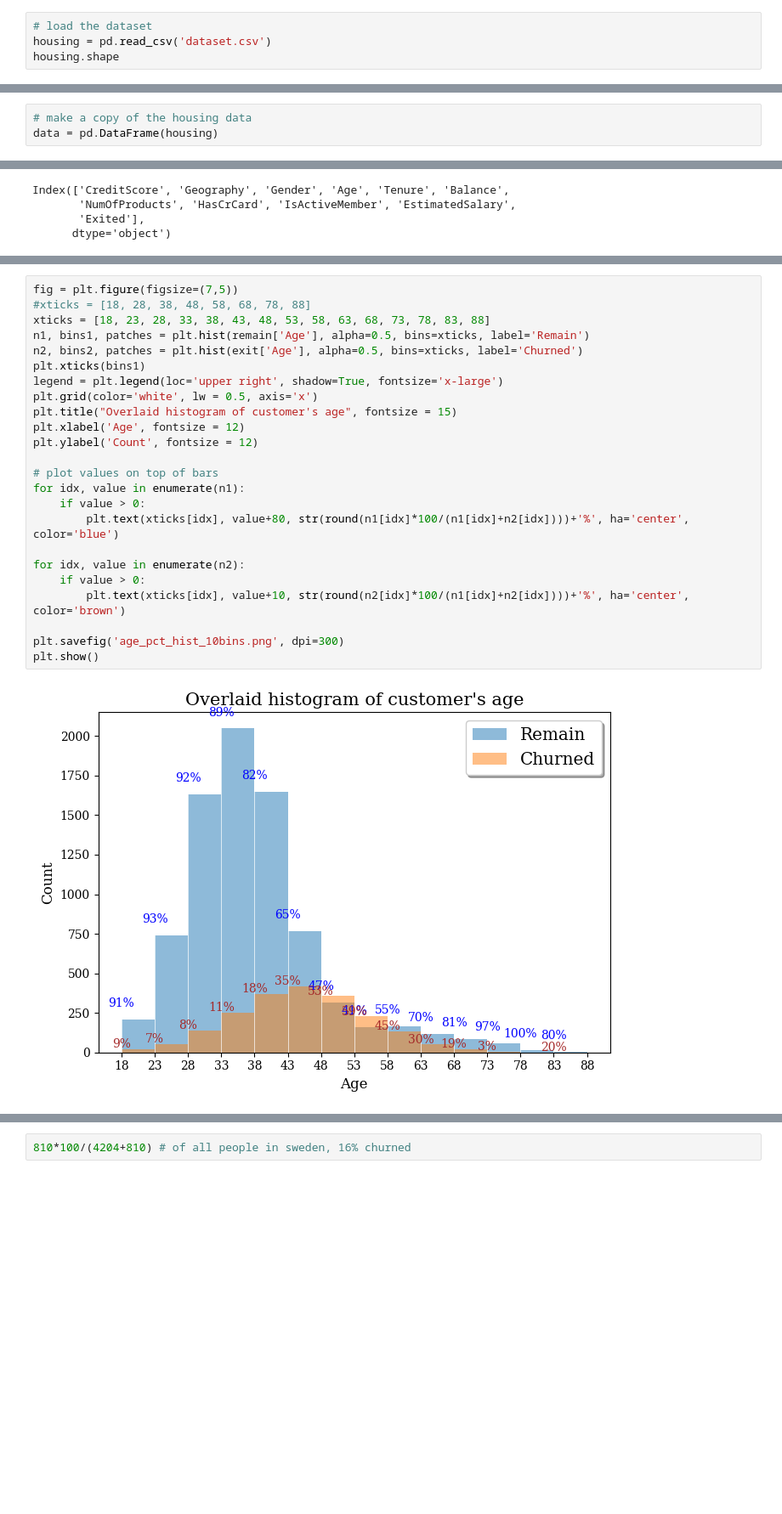
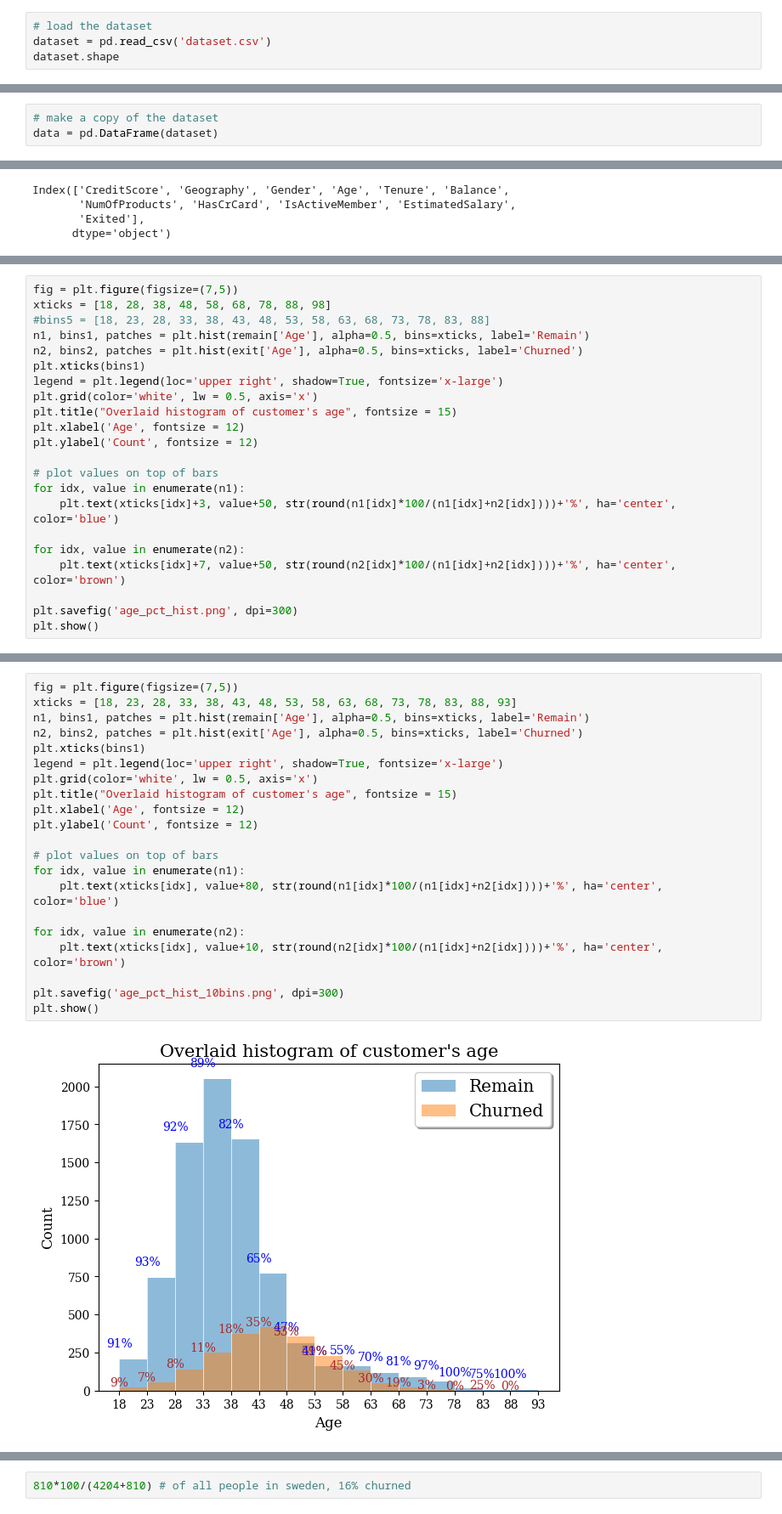
Before and after one commit to primage/MLexercises, a Jupyter notebook: CustomerChurn.ipynb, the cells around one changed output, grey strips where cells are left out. Shown at 85% size. Cells and saved outputs as stored; diff of their text form; blank space fills up the shorter version.

Commit message:
bank customer churn analysis; tidy version

```diff
--- a/CustomerChurn.ipynb
+++ b/CustomerChurn.ipynb
@@ -20,8 +20,8 @@ pd.__version__
 Getting some insights to the data to understand each feature and see if there are any problems.
 # %%
 # load the dataset
-housing = pd.read_csv('dataset.csv')
-housing.shape
+dataset = pd.read_csv('dataset.csv')
+dataset.shape
 # %% [output]
 (10000, 14)
 # %%
@@ -78,3 +112,3 @@ Let's clone the dataset and work on the numerical features first.
 # %%
-# make a copy of the housing data
-data = pd.DataFrame(housing)
+# make a copy of the dataset
+data = pd.DataFrame(dataset)
@@ -308,0 +183,22 @@ n1_sum
+# %%
+fig = plt.figure(figsize=(7,5))
+xticks = [18, 28, 38, 48, 58, 68, 78, 88, 98]
+#bins5 = [18, 23, 28, 33, 38, 43, 48, 53, 58, 63, 68, 73, 78, 83, 88]
+n1, bins1, patches = plt.hist(remain['Age'], alpha=0.5, bins=xticks, label='Remain')
+n2, bins2, patches = plt.hist(exit['Age'], alpha=0.5, bins=xticks, label='Churned')
+plt.xticks(bins1)
+legend = plt.legend(loc='upper right', shadow=True, fontsize='x-large')
+plt.grid(color='white', lw = 0.5, axis='x')
+plt.title("Overlaid histogram of customer's age", fontsize = 15)
+plt.xlabel('Age', fontsize = 12)
+plt.ylabel('Count', fontsize = 12)
+
+# plot values on top of bars
+for idx, value in enumerate(n1):
+    plt.text(xticks[idx]+3, value+50, str(round(n1[idx]*100/(n1[idx]+n2[idx])))+'%', ha='center', color='blue')
+
+for idx, value in enumerate(n2):
+    plt.text(xticks[idx]+7, value+50, str(round(n2[idx]*100/(n1[idx]+n2[idx])))+'%', ha='center', color='brown')
+
+plt.savefig('age_pct_hist.png', dpi=300)
+plt.show()
@@ -309,26 +207,23 @@ n1_sum
 # %%
 fig = plt.figure(figsize=(7,5))
-#xticks = [18, 28, 38, 48, 58, 68, 78, 88]
-xticks = [18, 23, 28, 33, 38, 43, 48, 53, 58, 63, 68, 73, 78, 83, 88]
+xticks = [18, 23, 28, 33, 38, 43, 48, 53, 58, 63, 68, 73, 78, 83, 88, 93]
 n1, bins1, patches = plt.hist(remain['Age'], alpha=0.5, bins=xticks, label='Remain')
 n2, bins2, patches = plt.hist(exit['Age'], alpha=0.5, bins=xticks, label='Churned')
 plt.xticks(bins1)
 legend = plt.legend(loc='upper right', shadow=True, fontsize='x-large')
 plt.grid(color='white', lw = 0.5, axis='x')
 plt.title("Overlaid histogram of customer's age", fontsize = 15)
 plt.xlabel('Age', fontsize = 12)
 plt.ylabel('Count', fontsize = 12)
 
 # plot values on top of bars
 for idx, value in enumerate(n1):
-    if value > 0:
-        plt.text(xticks[idx], value+80, str(round(n1[idx]*100/(n1[idx]+n2[idx])))+'%', ha='center', color='blue')
+    plt.text(xticks[idx], value+80, str(round(n1[idx]*100/(n1[idx]+n2[idx])))+'%', ha='center', color='blue')
 
 for idx, value in enumerate(n2):
-    if value > 0:
-        plt.text(xticks[idx], value+10, str(round(n2[idx]*100/(n1[idx]+n2[idx])))+'%', ha='center', color='brown')
+    plt.text(xticks[idx], value+10, str(round(n2[idx]*100/(n1[idx]+n2[idx])))+'%', ha='center', color='brown')
 
 plt.savefig('age_pct_hist_10bins.png', dpi=300)
 plt.show()
 # %% [output]
-[figure, old version]
+[figure, new version]
```
Also changed, not shown: parts of 144 cells of this notebook.
